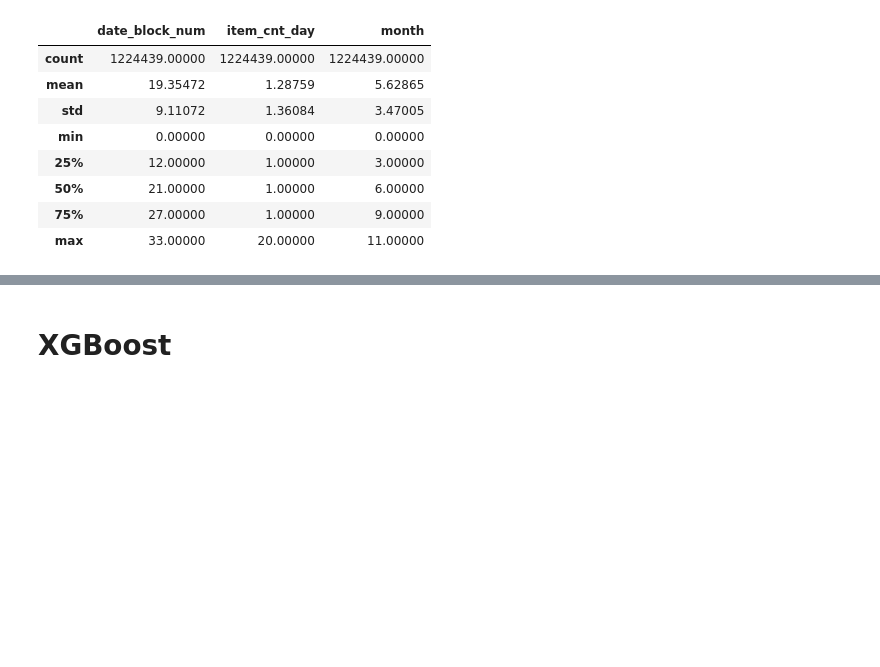
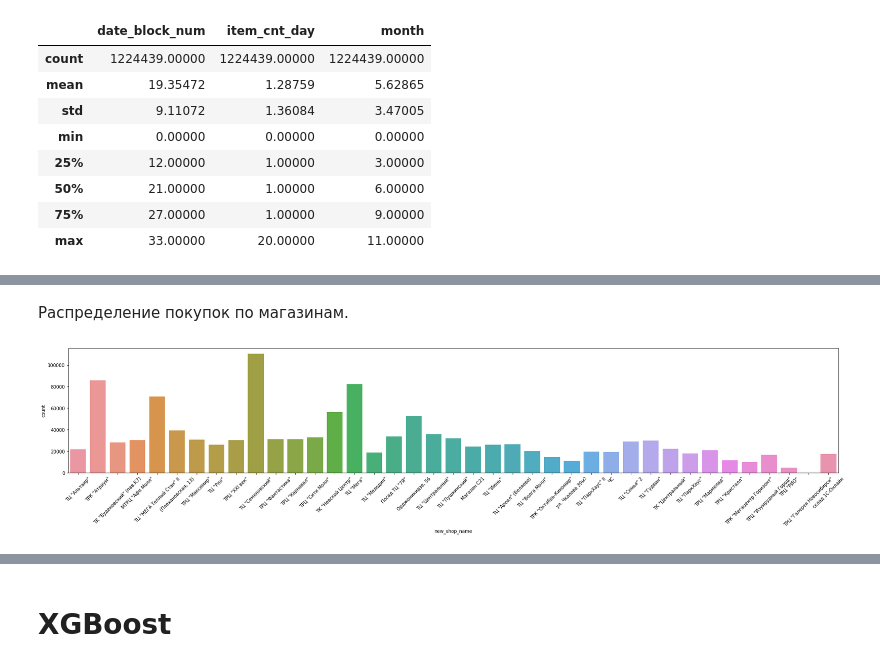
Before and after one commit to daniiomir/future_sales, a Jupyter notebook: sales_prediction_kaggle.ipynb, the cells around one changed output, grey strips where cells are left out. Saved outputs shown, nothing was run; the diff lists cells and outputs as text; code cells hidden in the pictures; blank space fills up the shorter version.

```diff
--- a/sales_prediction_kaggle.ipynb
+++ b/sales_prediction_kaggle.ipynb
@@ -262,0 +263,8 @@ new_train.describe()
+# %% [markdown]
+Распределение покупок по магазинам.
+# %%
+plt.figure(figsize=(30, 5))
+shop_viz = sns.countplot(x='new_shop_name', data=new_train)
+shop_viz.set_xticklabels(shop_viz.get_xticklabels(), rotation=45);
+# %% [output]
+[figure, added]
```
Also changed, not shown: parts of 91 cells of this notebook, 7 other files.
